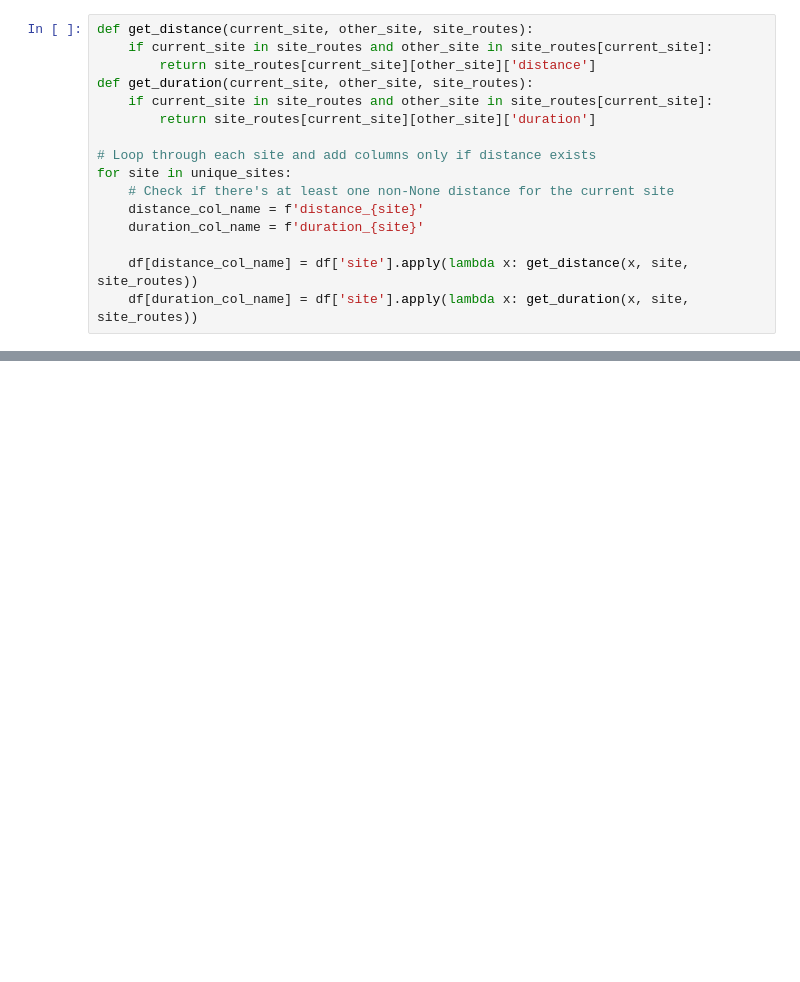
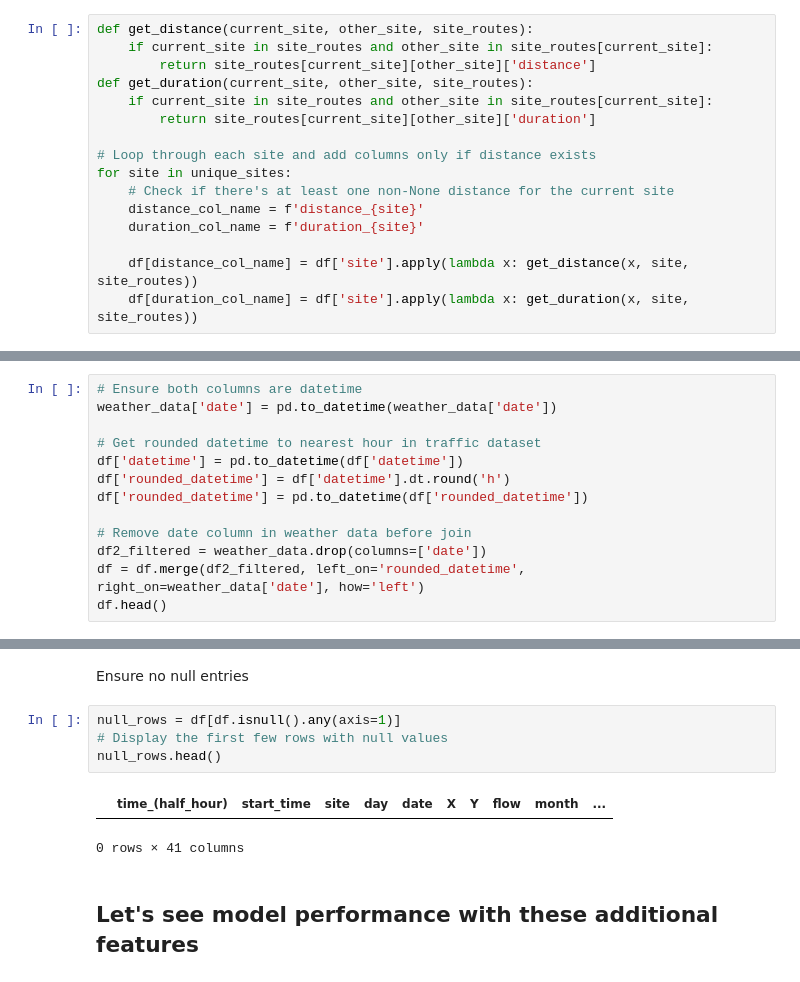
Before and after one commit to emolloy123/Traffic-Flow-SDCC, a Jupyter notebook: traffic_flow_regression_V2.ipynb, the cells around one changed output, grey strips where cells are left out. Saved outputs shown, nothing was run; the diff lists cells and outputs as text; blank space fills up the shorter version.

```diff
--- a/traffic_flow_regression_V2.ipynb
+++ b/traffic_flow_regression_V2.ipynb
@@ -265,0 +320,13 @@ df.head()
+# %%
+# Ensure both columns are datetime
+weather_data['date'] = pd.to_datetime(weather_data['date'])
+
+# Get rounded datetime to nearest hour in traffic dataset
+df['datetime'] = pd.to_datetime(df['datetime'])
+df['rounded_datetime'] = df['datetime'].dt.round('h')
+df['rounded_datetime'] = pd.to_datetime(df['rounded_datetime'])
+
+# Remove date column in weather data before join
+df2_filtered = weather_data.drop(columns=['date'])
+df = df.merge(df2_filtered, left_on='rounded_datetime', right_on=weather_data['date'], how='left')
+df.head()
@@ -265,0 +341,11 @@ df.head()
+# %% [markdown]
+Ensure no null entries
+# %%
+null_rows = df[df.isnull().any(axis=1)]
+# Display the first few rows with null values
+null_rows.head()
+# %% [output]
+|  | time_(half_hour) | start_time | site | day | date | X | Y | flow | month | ... |
+0 rows × 41 columns
+# %% [markdown]
+## Let's see model performance with these additional features
```
Also changed, not shown: parts of 20 cells of this notebook.
